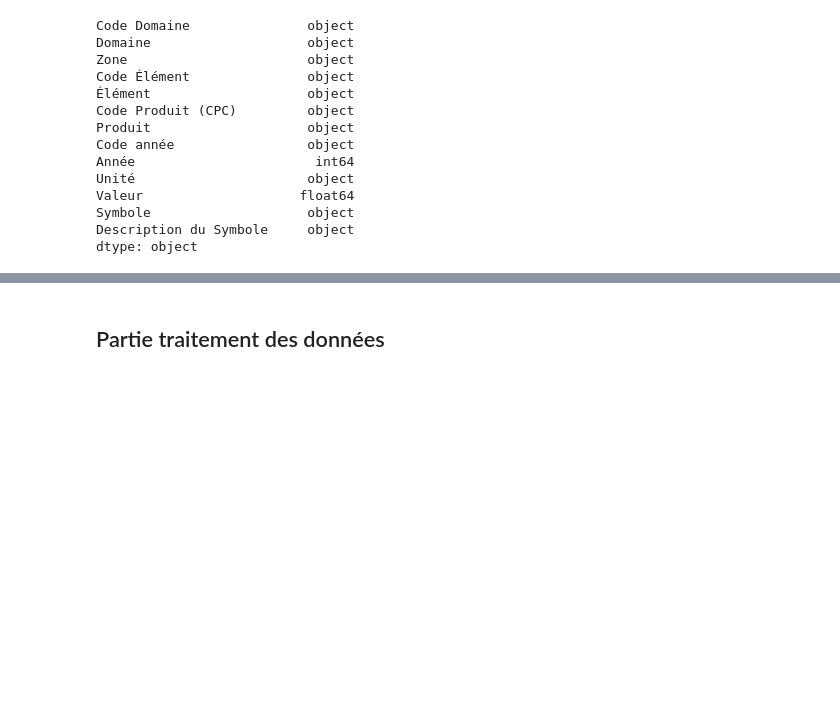
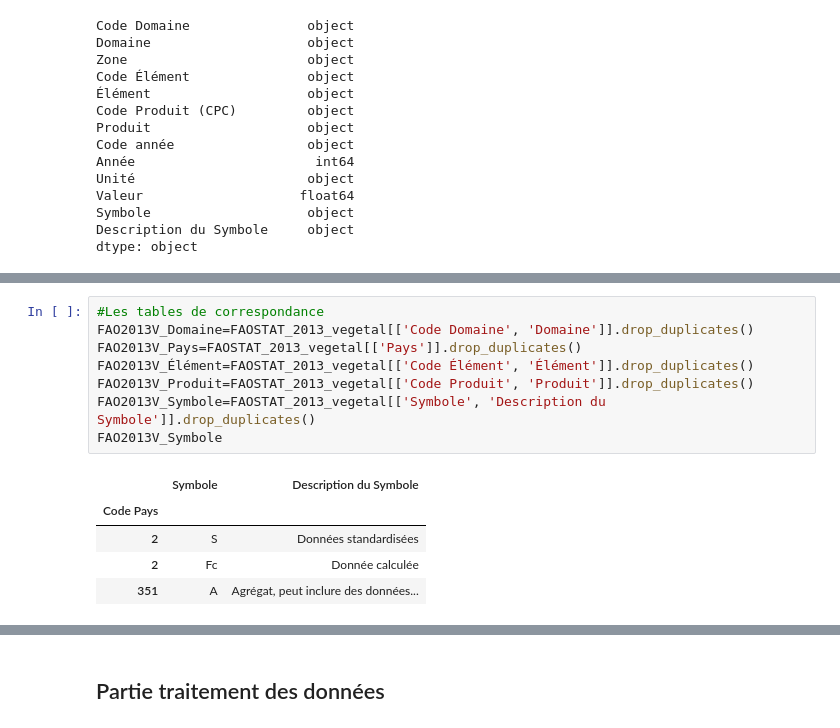
Before and after one commit to data-IA-2023/Groupe-3, a Jupyter notebook: briefs181223 - Mohammed.ipynb, the cells around one changed output, grey strips where cells are left out. Saved outputs shown, nothing was run; the diff lists cells and outputs as text; blank space fills up the shorter version.

```diff
--- a/briefs181223 - Mohammed.ipynb
+++ b/briefs181223 - Mohammed.ipynb
@@ -154,0 +177,14 @@ FAO2020CPA
+# %%
+#Les tables de correspondance
+FAO2013V_Domaine=FAOSTAT_2013_vegetal[['Code Domaine', 'Domaine']].drop_duplicates()
+FAO2013V_Pays=FAOSTAT_2013_vegetal[['Pays']].drop_duplicates()
+FAO2013V_Élément=FAOSTAT_2013_vegetal[['Code Élément', 'Élément']].drop_duplicates()
+FAO2013V_Produit=FAOSTAT_2013_vegetal[['Code Produit', 'Produit']].drop_duplicates()
+FAO2013V_Symbole=FAOSTAT_2013_vegetal[['Symbole', 'Description du Symbole']].drop_duplicates()
+FAO2013V_Symbole
+# %% [output]
+|  | Symbole | Description du Symbole |
+| Code Pays |  |  |
+| 2 | S | Données standardisées |
+| 2 | Fc | Donnée calculée |
+| 351 | A | Agrégat, peut inclure des données... |
```
Also changed, not shown: parts of 4 cells of this notebook.
